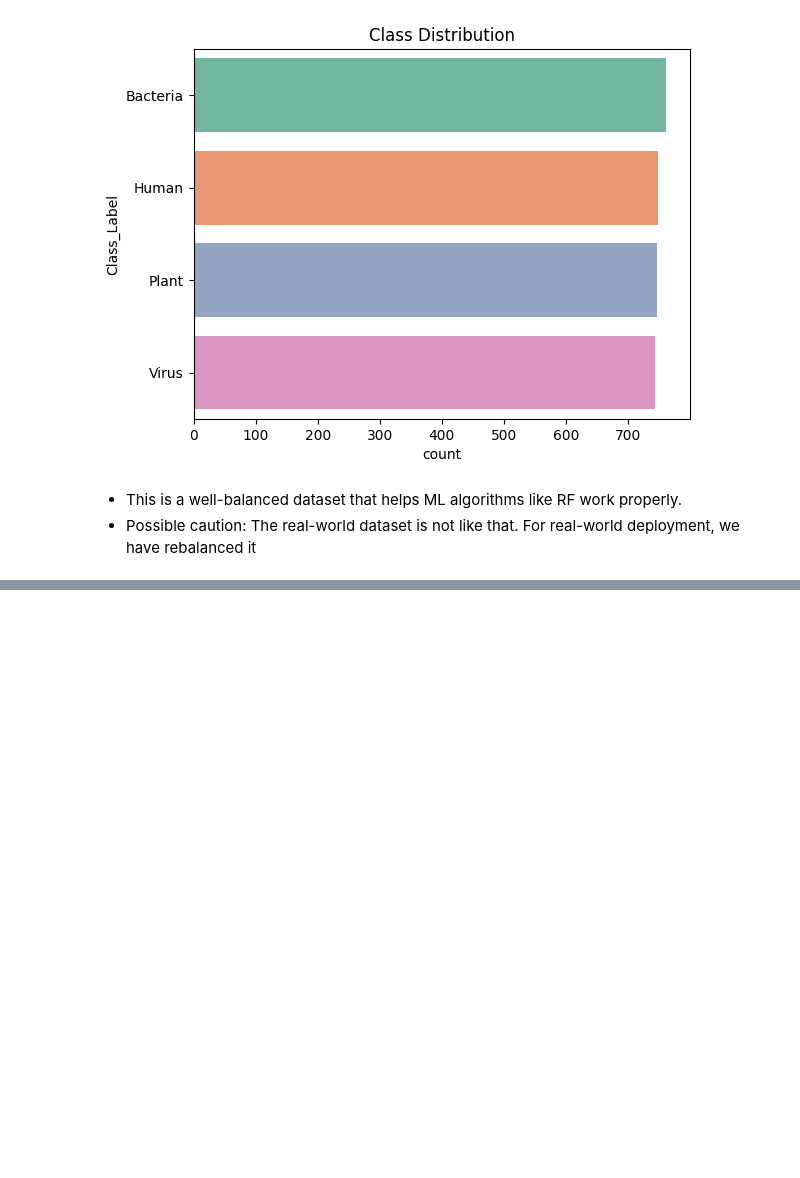
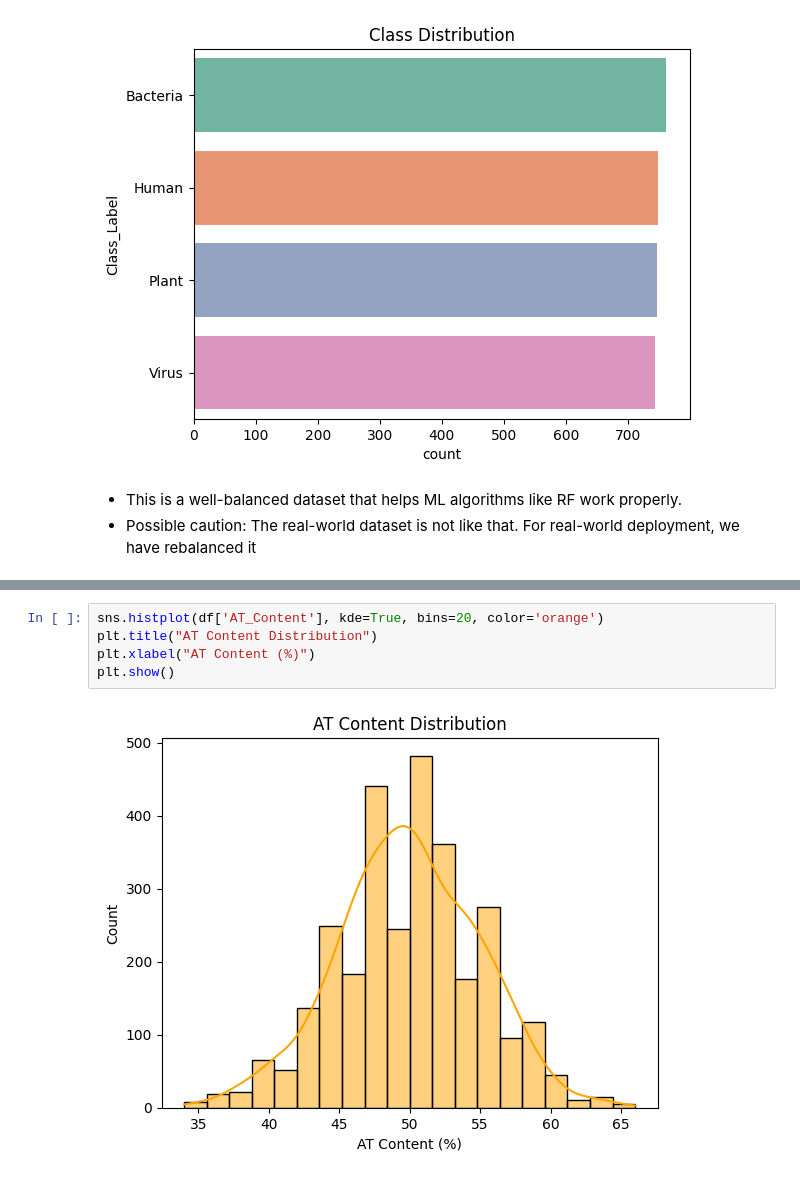
Before and after one commit to alabhastam/BioSeqClassifier, a Jupyter notebook: main.ipynb, the cells around one changed output, grey strips where cells are left out. Drawn from its saved outputs; the diff is of its cells as text; blank space fills up the shorter version.

```diff
--- a/main.ipynb
+++ b/main.ipynb
@@ -144,0 +168,7 @@ plt.show()
+# %%
+sns.histplot(df['AT_Content'], kde=True, bins=20, color='orange')
+plt.title("AT Content Distribution")
+plt.xlabel("AT Content (%)")
+plt.show()
+# %% [output]
+[figure, added]
```
Also changed, not shown: parts of 8 cells of this notebook.
